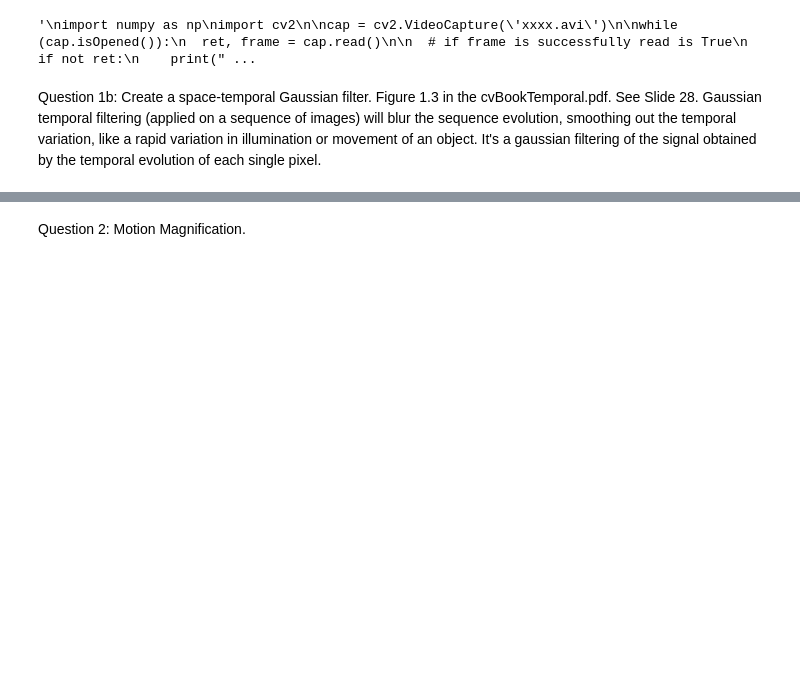
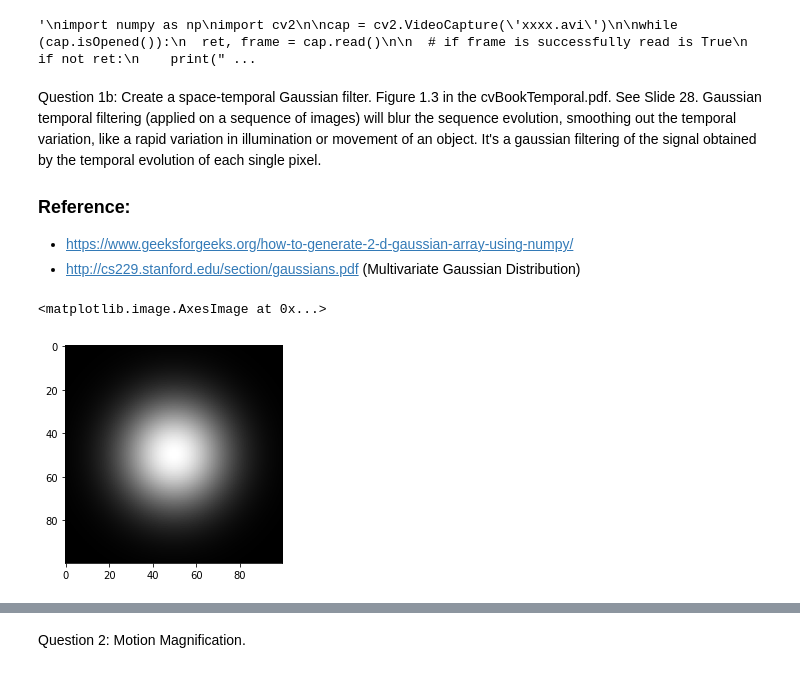
Before and after one commit to twyunting/CSC-676_Computer-Vision, a Jupyter notebook: Homeworks/hw4/Yunting_Chiu/code/Homework4_YuntingChiu.ipynb, the cells around one changed output, grey strips where cells are left out. Drawn from its saved outputs; the diff is of its cells as text; code cells hidden in the pictures; blank space fills up the shorter version.

```diff
--- a/Homeworks/hw4/Yunting_Chiu/code/Homework4_YuntingChiu.ipynb
+++ b/Homeworks/hw4/Yunting_Chiu/code/Homework4_YuntingChiu.ipynb
@@ -113,3 +113,7 @@ print(type(gray))
 # %% [markdown]
 Question 1b: Create a space-temporal Gaussian filter. Figure 1.3 in the cvBookTemporal.pdf. See Slide 28.
 Gaussian temporal filtering (applied on a sequence of images) will blur the sequence evolution, smoothing out the temporal variation, like a rapid variation in illumination or movement of an object. It's a gaussian filtering of the signal obtained by the temporal evolution of each single pixel.
+
+### Reference:
+- https://www.geeksforgeeks.org/how-to-generate-2-d-gaussian-array-using-numpy/
+- http://cs229.stanford.edu/section/gaussians.pdf (Multivariate Gaussian Distribution)
@@ -117,0 +120,21 @@ Gaussian temporal filtering (applied on a sequence of images) will blur the sequ
+# %%
+# generating synthetic spatio-temporal data with Gaussian process
+
+# Initializing value of x-axis and y-axis from range -5 to 5
+x, y = np.meshgrid(np.linspace(-5, 5, 100), np.linspace(-5, 5, 100))
+d = np.sqrt(x*x + y*y)
+
+
+# Intializing sigma and muu
+sigma = 3
+mu = 0
+
+
+# Calculating Gaussian array
+gauss = np.exp(-1/2*np.transpose((d - mu)) * sigma**-1 * (d - mu))
+
+
+plt.imshow(gauss, cmap= "gray")
+# %% [output]
+<matplotlib.image.AxesImage at 0x...>
+[figure, added]
```
Also changed, not shown: parts of 5 cells of this notebook.
